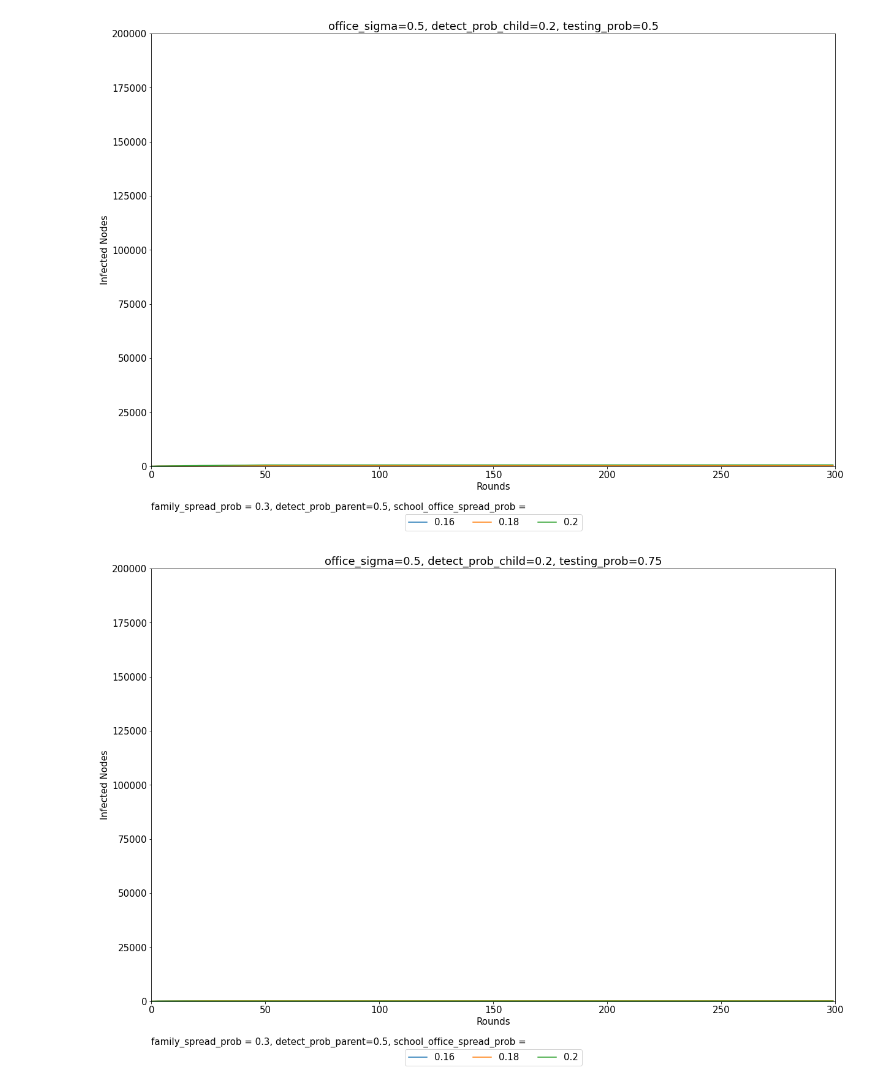
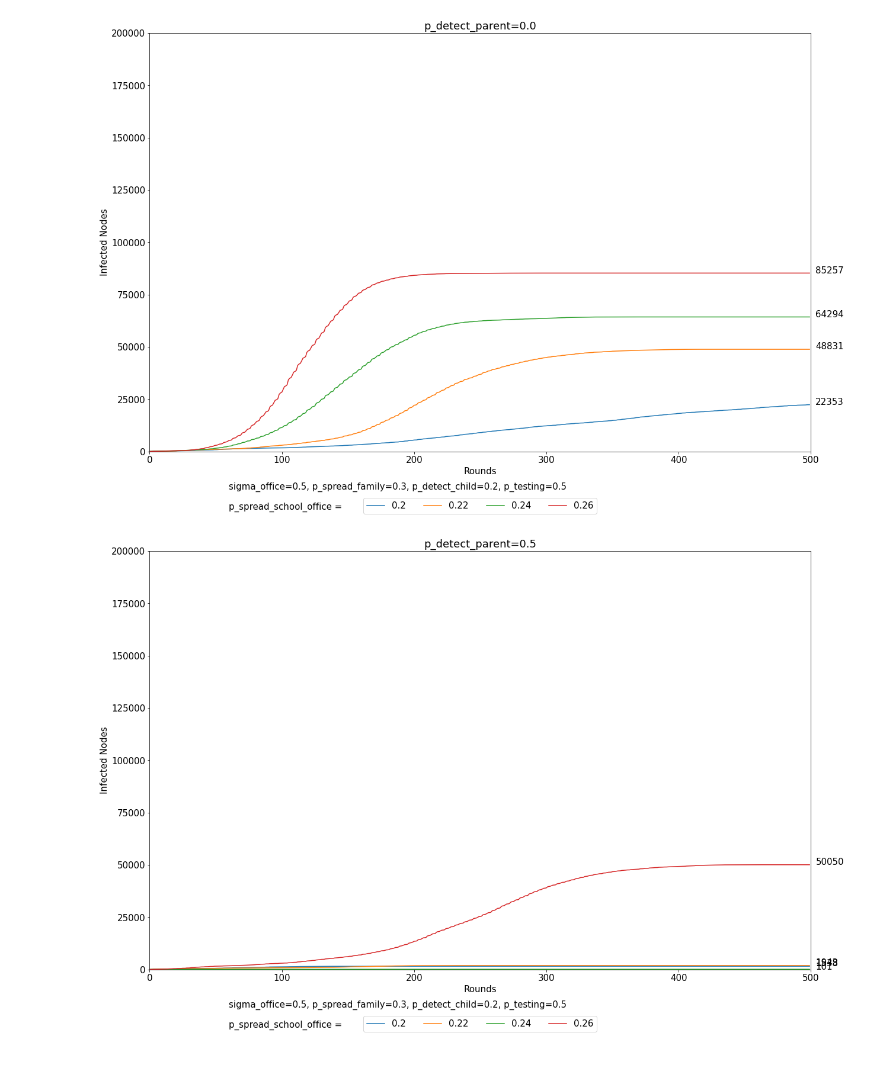
Before and after one commit to Flugstein/epsim, a Jupyter notebook: epsim_plot.ipynb, the cells around one changed output. Saved outputs shown, nothing was run; the diff lists cells and outputs as text; code cells hidden in the pictures.

```diff
--- a/epsim_plot.ipynb
+++ b/epsim_plot.ipynb
@@ -7,10 +7,10 @@ from epsim import Epsim
 # Testrun
 
 starttime = time.time()
-epsim_graph = EpsimGraph(k=100000, office_sigma=0.5, split_classes_perc=0.5)
+epsim_graph = EpsimGraph(k=100000, sigma_office=0.5, perc_split_classes=0.5)
 sim = Epsim()
 sim.init_from_dicts(epsim_graph.family_nbrs, epsim_graph.school_nbrs_standard, epsim_graph.school_nbrs_split, epsim_graph.office_nbrs)
-sim.run_sim(sim_iters=200, family_spread_prob=0.3, school_office_spread_prob=0.2, detect_prob_child=0.2, detect_prob_parent=0.5, \
-           testing_prob=0.5, print_progress=True, export_csv=False)
+sim.run_sim(sim_iters=200, p_spread_family=0.3, p_spread_school_office=0.2, p_detect_child=0.2, p_detect_parent=0.0,
+            p_testing=0.5, print_progress=True, export_csv=False)
 print('runtime: {}s'.format(time.time() - starttime))
 # %% [output]
@@ -80,21 +82,25 @@ runtime: 258.14587330818176s
 # %%
 plt.rcParams.update({'font.size': 15})
 
-for office_sigma in office_sigmas:
-    for detect_prob_child in detect_prob_childs:
-        for testing_prob in testing_probs:
-            fig, axs = plt.subplots(figsize=(20,13))
-            axs.set_ylim(top=200000)
-            axs.set_xlim(0, 300)
-            for school_office_spread_prob in school_office_spread_probs:
-                axs.plot(results[office_sigma, detect_prob_child, testing_prob, school_office_spread_prob][0],\
-                        results[office_sigma, detect_prob_child, testing_prob, school_office_spread_prob][1],\
-                        label=school_office_spread_prob)
-            axs.set_title('office_sigma={}, detect_prob_child={}, testing_prob={}'.format(office_sigma, detect_prob_child, testing_prob))
-            axs.set_xlabel('Rounds')
-            axs.set_ylabel('Infected Nodes')
-            axs.text(0.0, -0.1, 'family_spread_prob = {}, detect_prob_parent={}, school_office_spread_prob ='.format(family_spread_prob, detect_prob_parent), transform=axs.transAxes)
-            axs.legend(loc='upper center', bbox_to_anchor=(0.5, -0.1), ncol=6)
+for sigma_office in sigma_office_vals:
+    for p_detect_child in p_detect_child_vals:
+        for p_detect_parent in p_detect_parent_vals:
+            for p_testing in p_testing_vals:
+                fig, axs = plt.subplots(figsize=(20,13))
+                fig.patch.set_facecolor('xkcd:white')
+                axs.set_ylim(top=200000)
+                axs.set_xlim(0, 500)
+                for p_spread_school_office in p_spread_school_office_vals:
+                    result = results[sigma_office, p_detect_child, p_detect_parent, p_testing, p_spread_school_office]
+                    axs.plot(result[0], result[1], label=p_spread_school_office)
+                    plt.annotate(max(result[1]), xy=(1, max(result[1])), xytext=(8, 0), xycoords=('axes fraction', 'data'), textcoords='offset points')
+                axs.set_title('p_detect_parent={}'.format(p_detect_parent))
+                axs.set_xlabel('Rounds')
+                axs.set_ylabel('Infected Nodes')
+                axs.text(0.12, -0.09, 'sigma_office={}, p_spread_family={}, p_detect_child={}, p_testing={}'.format(
+                    sigma_office, p_spread_family, p_detect_child, p_testing), transform=axs.transAxes)
+                axs.text(0.12, -0.138, 'p_spread_school_office =', transform=axs.transAxes)
+                axs.legend(loc='upper center', bbox_to_anchor=(0.5, -0.1), ncol=6)
 # %% [output]
-[figure, old version]
+[figure, new version]
-[figure, old version]
+[figure, new version]
```
Also changed, not shown: parts of 3 cells of this notebook, 2 other files.
